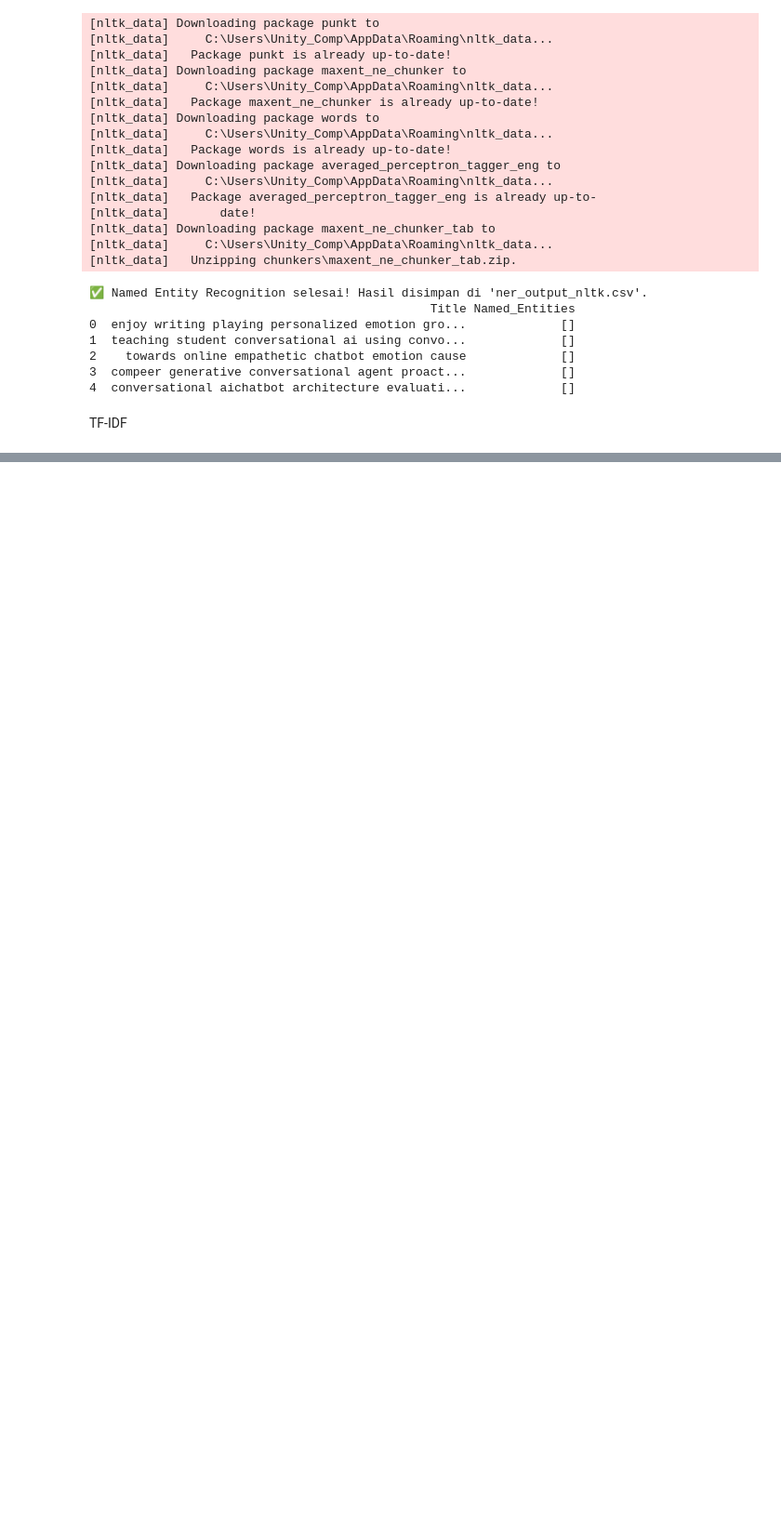
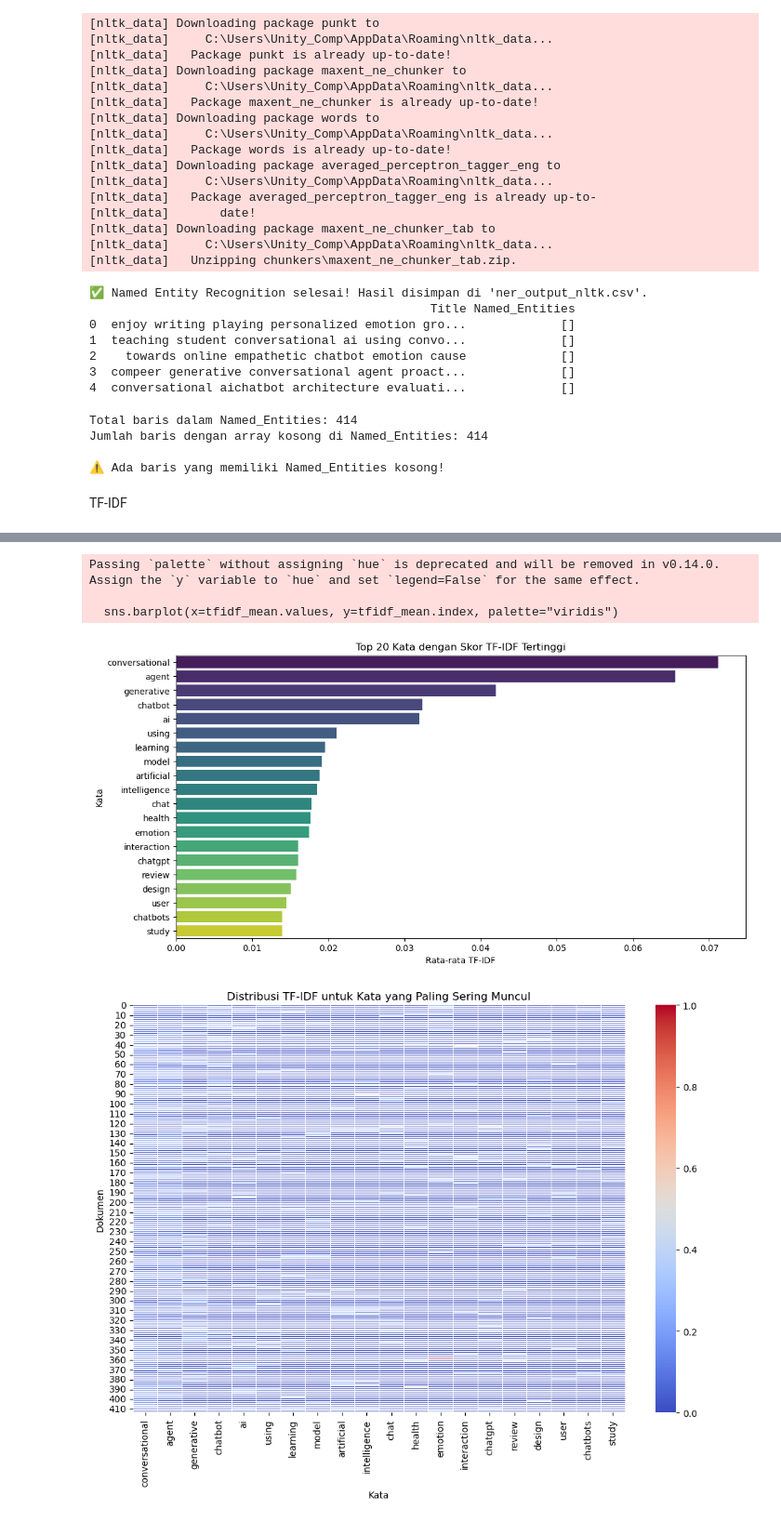
Before and after one commit to Aqsari/pre_pro_paper_title, a Jupyter notebook: pre_processing.ipynb, the cells around one changed output, grey strips where cells are left out. Shown at 93% size. Saved outputs shown, nothing was run; the diff lists cells and outputs as text; code cells hidden in the pictures; blank space fills up the shorter version.

```diff
--- a/pre_processing.ipynb
+++ b/pre_processing.ipynb
@@ -271,10 +266,47 @@ except Exception as e:
 2    towards online empathetic chatbot emotion cause             []
 3  compeer generative conversational agent proact...             []
 4  conversational aichatbot architecture evaluati...             []
+# %%
+import pandas as pd
+from ast import literal_eval
+from wordcloud import WordCloud
+
+ner_output_filename = "ner_output_nltk.csv"
+
+df = pd.read_csv(ner_output_filename, encoding="utf-8")
+
+# 🛠 Konversi string menjadi list (karena data dalam kolom Named_Entities kemungkinan tersimpan sebagai string)
+df["Named_Entities"] = df["Named_Entities"].fillna("[]").apply(literal_eval)
+
+# 🔍 Cek jumlah array kosong
+empty_arrays_count = df["Named_Entities"].apply(lambda x: len(x) == 0).sum()
+
+# 🔍 Cek total baris dalam Named_Entities
+total_rows = len(df)
+
+# 🔍 Tampilkan hasil
+print(f"Total baris dalam Named_Entities: {total_rows}")
+print(f"Jumlah baris dengan array kosong di Named_Entities: {empty_arrays_count}")
+
+
+if total_rows == empty_arrays_count:
+    print("\n semua data dalam Named_Entities bernilai kosong, atau tidak ada entitas khusus yang ditemukan")
+
+if empty_arrays_count > 0:
+    print("\n⚠️ Ada baris yang memiliki Named_Entities kosong!")
+else:
+    print("\n✅ Semua baris dalam Named_Entities memiliki nilai.")
+# %% [output]
+Total baris dalam Named_Entities: 414
+Jumlah baris dengan array kosong di Named_Entities: 414
+
+⚠️ Ada baris yang memiliki Named_Entities kosong!
 # %% [markdown]
 TF-IDF
 # %%
 import pandas as pd
+import matplotlib.pyplot as plt
+import seaborn as sns
 from sklearn.feature_extraction.text import TfidfVectorizer
 
 # 📂 Baca file CSV
@@ -298,30 +330,60 @@ try:
 
     # 📌 Simpan hasil ke file CSV baru
     tfidf_output_filename = "tfidf_output.csv"
     df.to_csv(tfidf_output_filename, index=False, encoding="utf-8")
 
     print(f"\n✅ Proses TF-IDF selesai! Hasil disimpan di '{tfidf_output_filename}'.")
     print(df.head())
 
+    # Ambil rata-rata TF-IDF untuk setiap kata
+    tfidf_mean = tfidf_df.mean().sort_values(ascending=False).head(20)  # Top 20 kata dengan TF-IDF tertinggi
+
+    # Plot bar chart
+    plt.figure(figsize=(12, 6))
+    sns.barplot(x=tfidf_mean.values, y=tfidf_mean.index, palette="viridis")
+    plt.xlabel("Rata-rata TF-IDF")
+    plt.ylabel("Kata")
+    plt.title("Top 20 Kata dengan Skor TF-IDF Tertinggi")
+    plt.show()
+
+    # Hitung rata-rata TF-IDF untuk setiap kata
+    top_words = tfidf_df.mean().sort_values(ascending=False).head(20).index
+
+    # Ambil subset hanya dengan kata-kata paling penting
+    tfidf_top = tfidf_df[top_words]
+
+    # Plot heatmap dengan kata-kata yang paling sering muncul
+    plt.figure(figsize=(12, 8))
+    sns.heatmap(tfidf_top, cmap="coolwarm", linewidths=0.5)
+    plt.xlabel("Kata")
+    plt.ylabel("Dokumen")
+    plt.title("Distribusi TF-IDF untuk Kata yang Paling Sering Muncul")
+    plt.show()
+
 except FileNotFoundError:
     print(f"❌ File '{csv_filename}' tidak ditemukan.")
 except Exception as e:
     print(f"⚠️ Terjadi kesalahan: {e}")
 # %% [output]
 ✅ Proses TF-IDF selesai! Hasil disimpan di 'tfidf_output.csv'.
                                                Title  ability  abstract  \
 0  enjoy writing playing personalized emotion gro...      0.0       0.0
 1  teaching student conversational ai using convo...      0.0       0.0
 2    towards online empathetic chatbot emotion cause      0.0       0.0
 3  compeer generative conversational agent proact...      0.0       0.0
 4  conversational aichatbot architecture evaluati...      0.0       0.0
 
    abuse  academic  acceleration  acceptability  acceptance  accounting  \
 0    0.0       0.0           0.0            0.0         0.0         0.0
 1    0.0       0.0           0.0            0.0         0.0         0.0
 2    0.0       0.0           0.0            0.0         0.0         0.0
 ... (14 lines left out)
 3   0.0    0.0           0.0     0.0
 4   0.0    0.0           0.0     0.0
 
 [5 rows x 1264 columns]
+Passing `palette` without assigning `hue` is deprecated and will be removed in v0.14.0. Assign the `y` variable to `hue` and set `legend=False` for the same effect.
+
+  sns.barplot(x=tfidf_mean.values, y=tfidf_mean.index, palette="viridis")
+[figure, added]
+[figure, added]
```
Also changed, not shown: parts of 2 cells of this notebook, 2 other files.
